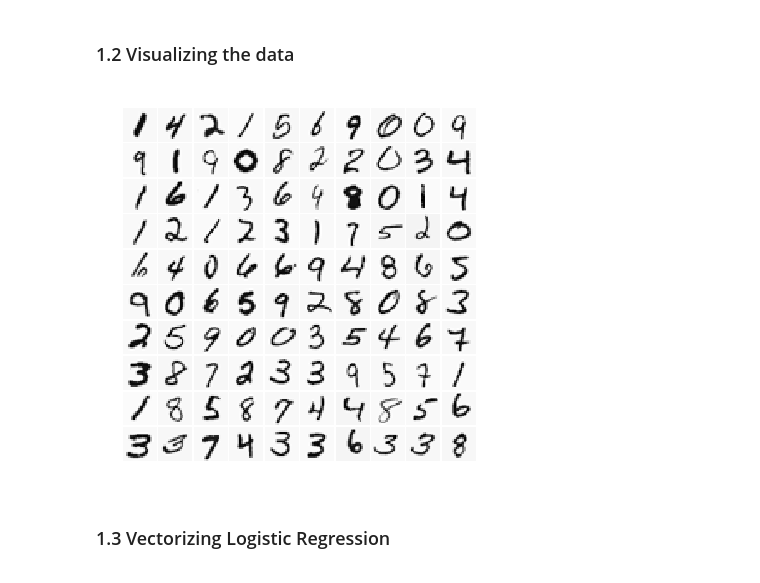
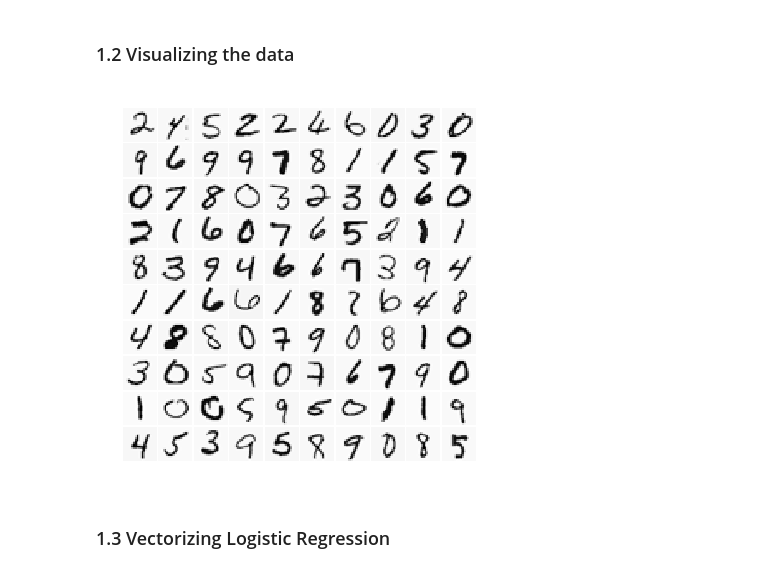
Before and after one commit to vrategov/Machine-Learning, a Jupyter notebook: Week 4/Ex3.ipynb, the cells around one changed output. Saved outputs shown, nothing was run; the diff lists cells and outputs as text; code cells hidden in the pictures.

```diff
--- a/Week 4/Ex3.ipynb
+++ b/Week 4/Ex3.ipynb
@@ -61,33 +64,34 @@ df.head()
 
 ### 1.2 Visualizing the data
 # %%
-dim = 10
+def PlotGrid(df, dim):
+    m, n = df.iloc[:,1:-1].shape
 
-m, n = df.iloc[:,1:-1].shape
+    # generate random sample from the data set to plot
+    to_plot = df.iloc[:,1:-1].loc[np.random.choice(m, size=dim * dim, replace = False)]
 
-# generate random sample from the data set to plot
-to_plot = df.iloc[:,1:-1].loc[np.random.choice(m, size=dim * dim, replace = False)]
+    # visualize the numbers
+    fig = plt.figure(figsize=(5, 5))
 
-# visualize the numbers
-fig = plt.figure(figsize=(5, 5))
+    gs = gridspec.GridSpec(dim, dim)
+    gs.update(bottom=0.01, top=0.99, left=0.01, right=0.99,
+              hspace=0.05, wspace=0.05)
 
-gs = gridspec.GridSpec(dim, dim)
-gs.update(bottom=0.01, top=0.99, left=0.01, right=0.99,
-          hspace=0.05, wspace=0.05)
+    indeces = list(to_plot.index.values)
 
-indeces = list(to_plot.index.values)
+    k=0
 
-k=0
-
-for i in range(dim):
-    for j in range(dim):
-        ax = plt.subplot(gs[i, j])
-        ax.axis('off')
-        ax.imshow(to_plot.loc[indeces[k]].values.reshape(int(np.sqrt(n)), int(np.sqrt(n))).T,
-            cmap = plt.get_cmap('Greys'), interpolation = 'nearest')
-        k += 1
+    for i in range(dim):
+        for j in range(dim):
+            ax = plt.subplot(gs[i, j])
+            ax.axis('off')
+            ax.imshow(to_plot.loc[indeces[k]].values.reshape(int(np.sqrt(n)), int(np.sqrt(n))).T,
+                cmap = plt.get_cmap('Greys'), interpolation = 'nearest')
+            k += 1
-# %% [output]
-[figure, removed]
+# %%
+PlotGrid(df, 10)
+# %% [output]
+[figure, added]
 # %% [markdown]
 <div id='vectorizing'/>
 
```
Also changed, not shown: parts of 10 cells of this notebook, 2 other files.
